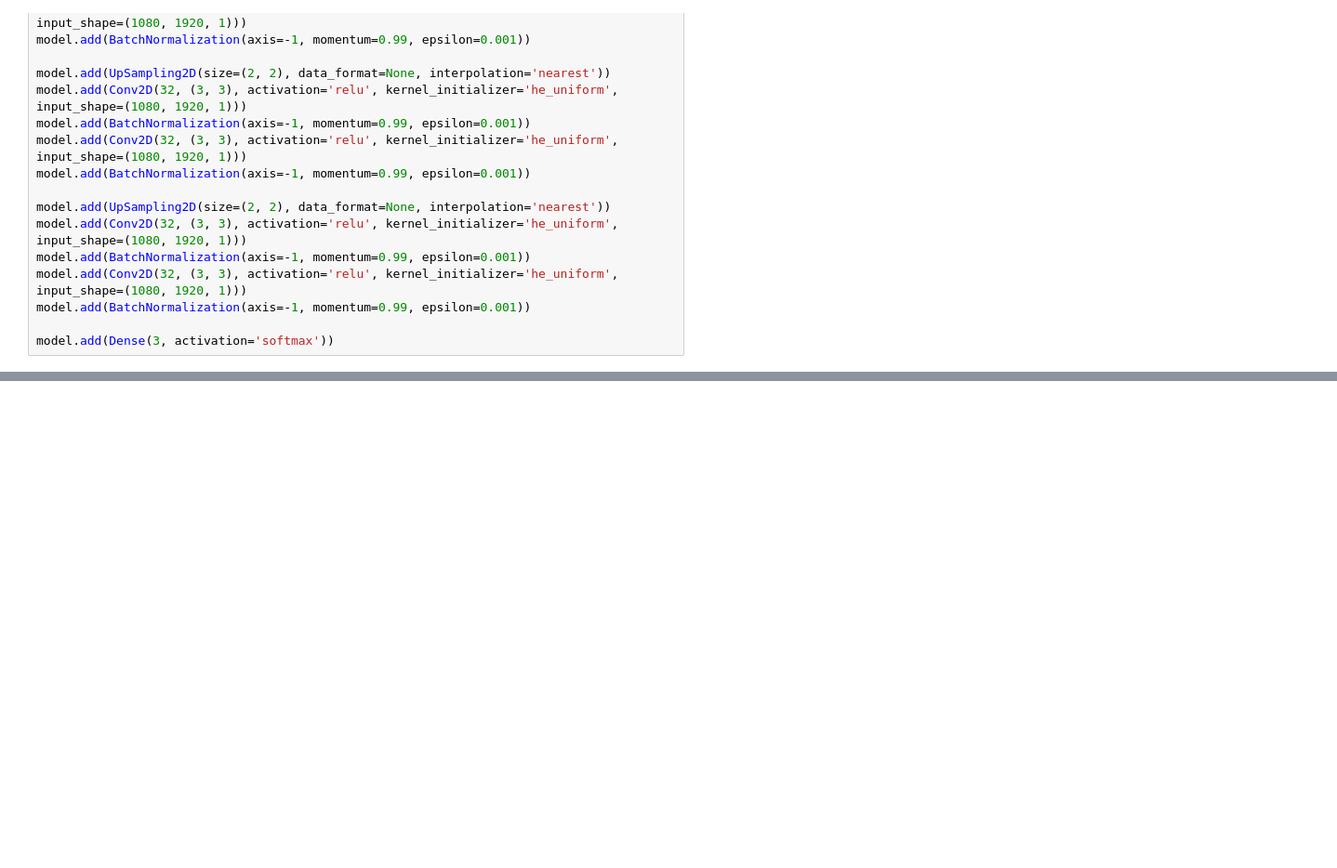
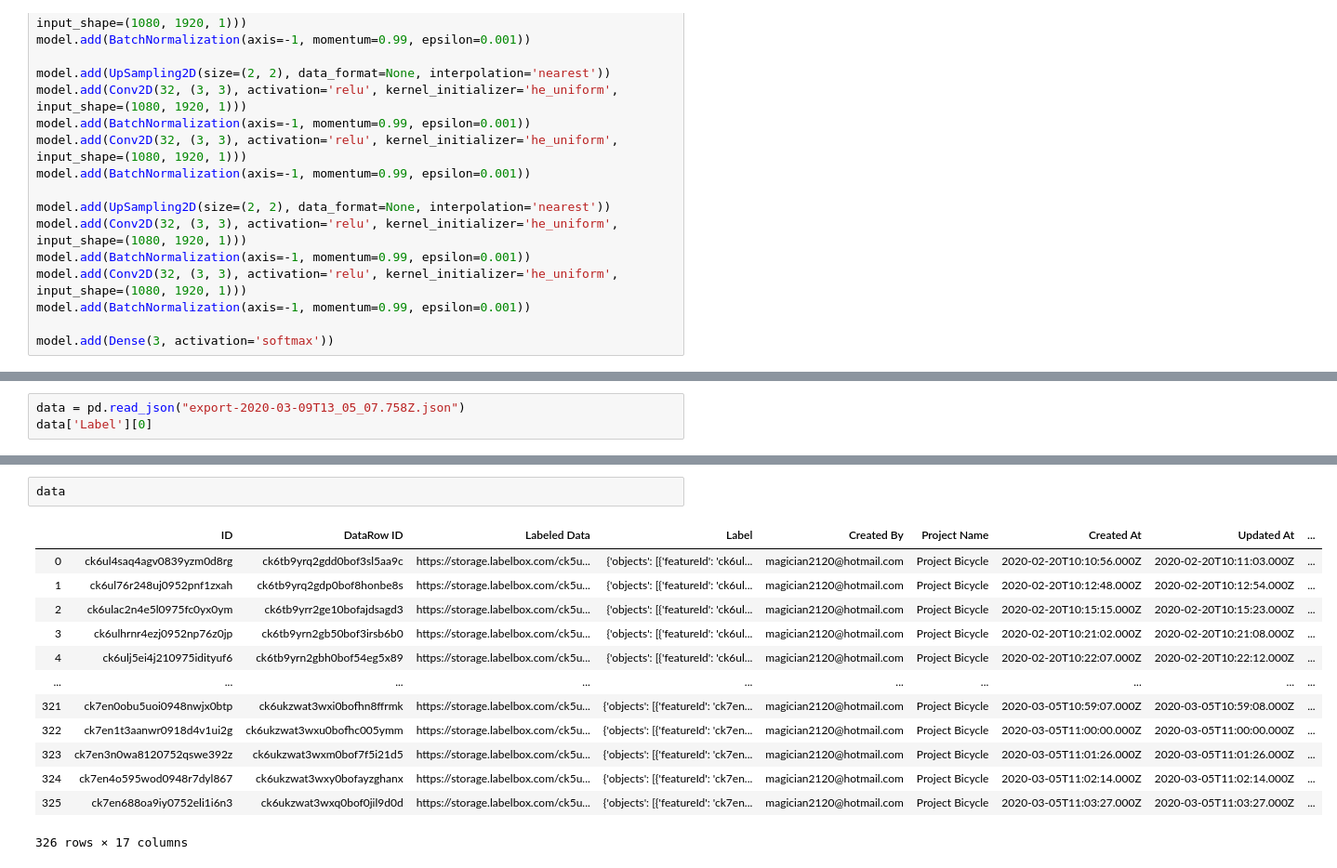
Before and after one commit to Ne0EX/sidewalk-detection, a Jupyter notebook: Sidewalk_detection.ipynb, the cells around one changed output, grey strips where cells are left out. Shown at 93% size. Drawn from its saved outputs; the diff is of its cells as text; blank space fills up the shorter version.

Commit message:
Manage with local data

```diff
--- a/Sidewalk_detection.ipynb
+++ b/Sidewalk_detection.ipynb
@@ -144,0 +126,3 @@ Requirement already satisfied: h5py in /usr/local/lib/python3.6/dist-packages (f
+# %%
+data = pd.read_json("export-2020-03-09T13_05_07.758Z.json")
+data['Label'][0]
@@ -144,0 +173,16 @@ Requirement already satisfied: h5py in /usr/local/lib/python3.6/dist-packages (f
+# %%
+data
+# %% [output]
+|  | ID | DataRow ID | Labeled Data | Label | Created By | Project Name | Created At | Updated At | ... |
+| 0 | ck6ul4saq4agv0839yzm0d8rg | ck6tb9yrq2gdd0bof3sl5aa9c | https://storage.labelbox.com/ck5u... | {'objects': [{'featureId': 'ck6ul... | magician2120@hotmail.com | Project Bicycle | 2020-02-20T10:10:56.000Z | 2020-02-20T10:11:03.000Z | ... |
+| 1 | ck6ul76r248uj0952pnf1zxah | ck6tb9yrq2gdp0bof8honbe8s | https://storage.labelbox.com/ck5u... | {'objects': [{'featureId': 'ck6ul... | magician2120@hotmail.com | Project Bicycle | 2020-02-20T10:12:48.000Z | 2020-02-20T10:12:54.000Z | ... |
+| 2 | ck6ulac2n4e5l0975fc0yx0ym | ck6tb9yrr2ge10bofajdsagd3 | https://storage.labelbox.com/ck5u... | {'objects': [{'featureId': 'ck6ul... | magician2120@hotmail.com | Project Bicycle | 2020-02-20T10:15:15.000Z | 2020-02-20T10:15:23.000Z | ... |
+| 3 | ck6ulhrnr4ezj0952np76z0jp | ck6tb9yrn2gb50bof3irsb6b0 | https://storage.labelbox.com/ck5u... | {'objects': [{'featureId': 'ck6ul... | magician2120@hotmail.com | Project Bicycle | 2020-02-20T10:21:02.000Z | 2020-02-20T10:21:08.000Z | ... |
+| 4 | ck6ulj5ei4j210975idityuf6 | ck6tb9yrn2gbh0bof54eg5x89 | https://storage.labelbox.com/ck5u... | {'objects': [{'featureId': 'ck6ul... | magician2120@hotmail.com | Project Bicycle | 2020-02-20T10:22:07.000Z | 2020-02-20T10:22:12.000Z | ... |
+| ... | ... | ... | ... | ... | ... | ... | ... | ... | ... |
+| 321 | ck7en0obu5uoi0948nwjx0btp | ck6ukzwat3wxi0bofhn8ffrmk | https://storage.labelbox.com/ck5u... | {'objects': [{'featureId': 'ck7en... | magician2120@hotmail.com | Project Bicycle | 2020-03-05T10:59:07.000Z | 2020-03-05T10:59:08.000Z | ... |
+| 322 | ck7en1t3aanwr0918d4v1ui2g | ck6ukzwat3wxu0bofhc005ymm | https://storage.labelbox.com/ck5u... | {'objects': [{'featureId': 'ck7en... | magician2120@hotmail.com | Project Bicycle | 2020-03-05T11:00:00.000Z | 2020-03-05T11:00:00.000Z | ... |
+| 323 | ck7en3n0wa8120752qswe392z | ck6ukzwat3wxm0bof7f5i21d5 | https://storage.labelbox.com/ck5u... | {'objects': [{'featureId': 'ck7en... | magician2120@hotmail.com | Project Bicycle | 2020-03-05T11:01:26.000Z | 2020-03-05T11:01:26.000Z | ... |
+| 324 | ck7en4o595wod0948r7dyl867 | ck6ukzwat3wxy0bofayzghanx | https://storage.labelbox.com/ck5u... | {'objects': [{'featureId': 'ck7en... | magician2120@hotmail.com | Project Bicycle | 2020-03-05T11:02:14.000Z | 2020-03-05T11:02:14.000Z | ... |
+| 325 | ck7en688oa9iy0752eli1i6n3 | ck6ukzwat3wxq0bof0jil9d0d | https://storage.labelbox.com/ck5u... | {'objects': [{'featureId': 'ck7en... | magician2120@hotmail.com | Project Bicycle | 2020-03-05T11:03:27.000Z | 2020-03-05T11:03:27.000Z | ... |
+326 rows × 17 columns
```
Also changed, not shown: parts of 7 cells of this notebook, 1 other file.
